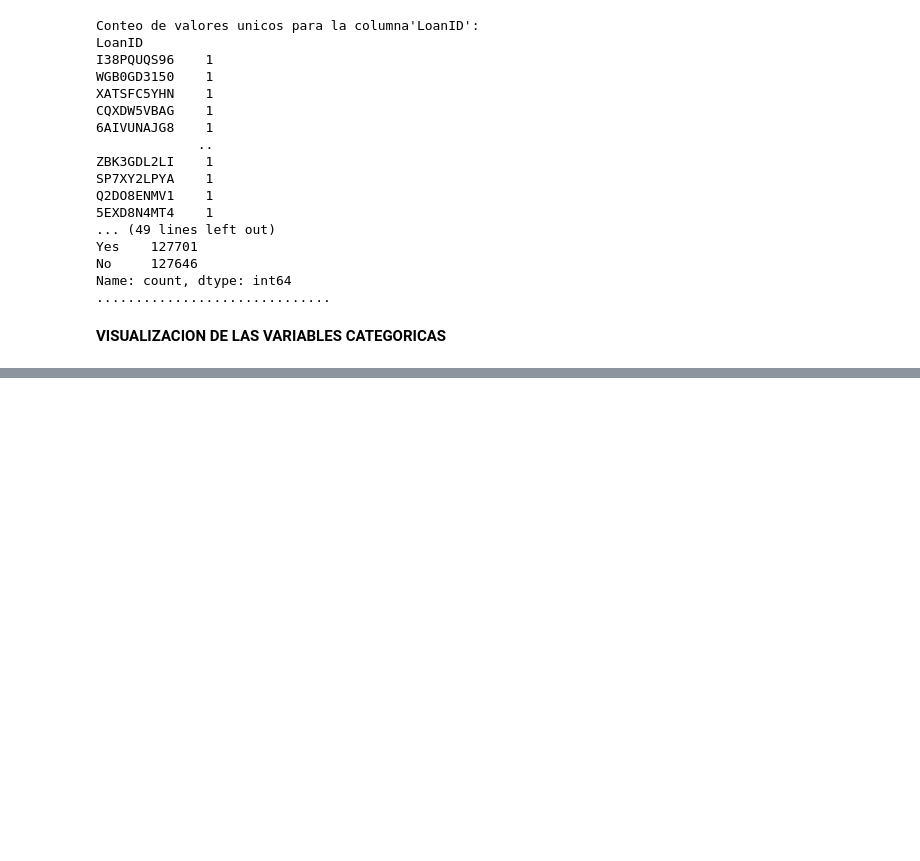
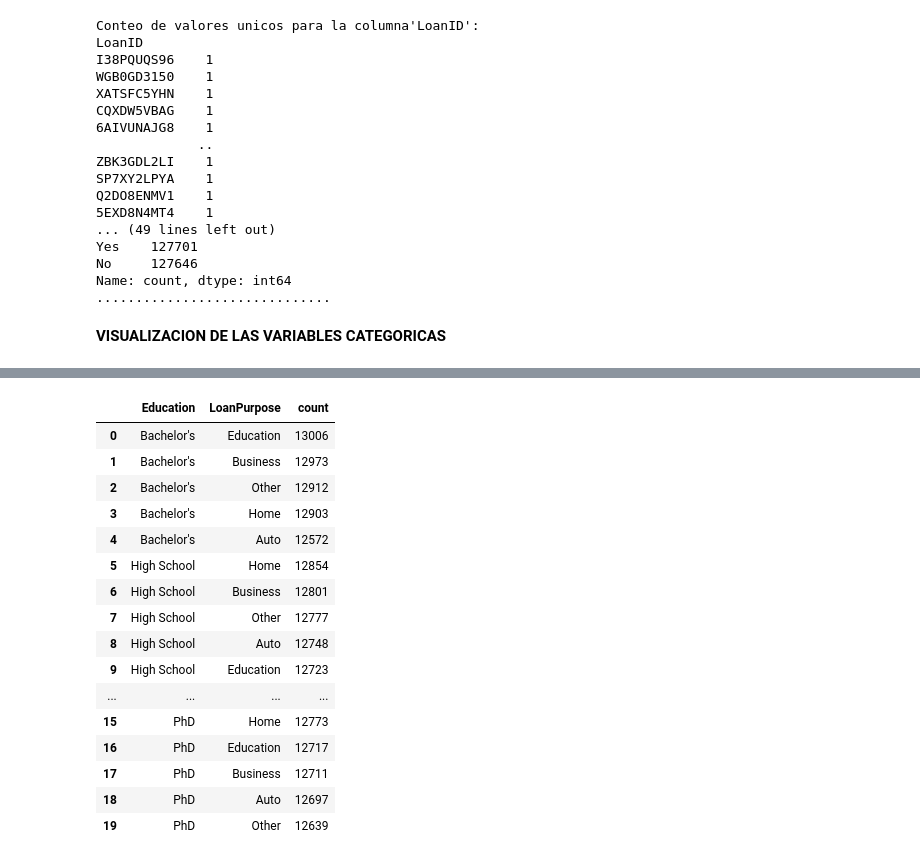
Before and after one commit to alexdaniel-23/Loan-Default-Prediction-Dataset, a Jupyter notebook: morosidad_prestamos.ipynb, the cells around one changed output, grey strips where cells are left out. Cells and saved outputs as stored; diff of their text form; code cells hidden in the pictures; blank space fills up the shorter version.

```diff
--- a/morosidad_prestamos.ipynb
+++ b/morosidad_prestamos.ipynb
@@ -180,0 +219,21 @@ KeyboardInterrupt:
+# %%
+edu_proposito = cat_columns.groupby("Education")[["LoanPurpose"]].value_counts().reset_index()
+edu_proposito
+# %% [output]
+|  | Education | LoanPurpose | count |
+| 0 | Bachelor's | Education | 13006 |
+| 1 | Bachelor's | Business | 12973 |
+| 2 | Bachelor's | Other | 12912 |
+| 3 | Bachelor's | Home | 12903 |
+| 4 | Bachelor's | Auto | 12572 |
+| 5 | High School | Home | 12854 |
+| 6 | High School | Business | 12801 |
+| 7 | High School | Other | 12777 |
+| 8 | High School | Auto | 12748 |
+| 9 | High School | Education | 12723 |
+| ... | ... | ... | ... |
+| 15 | PhD | Home | 12773 |
+| 16 | PhD | Education | 12717 |
+| 17 | PhD | Business | 12711 |
+| 18 | PhD | Auto | 12697 |
+| 19 | PhD | Other | 12639 |
```
Also changed, not shown: parts of 7 cells of this notebook.
